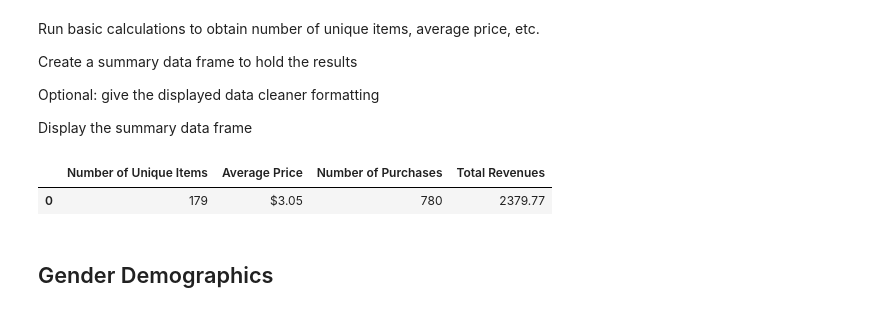
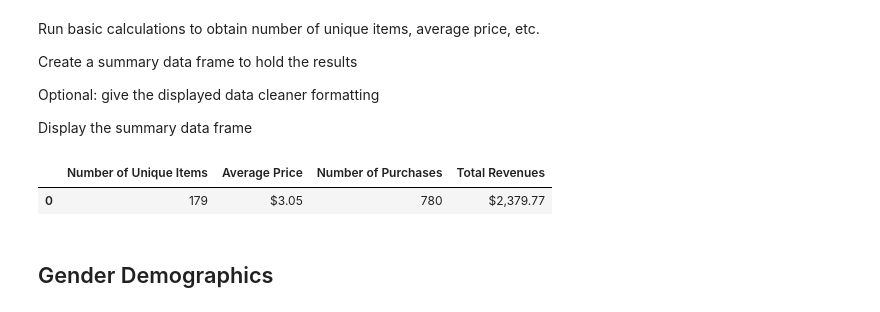
Before and after one commit to LeslySok/pandas-challenge, a Jupyter notebook: HeroesOfPymoli/HeroesOfPymoli_starter.ipynb, the cells around one changed output. Saved outputs shown, nothing was run; the diff lists cells and outputs as text; code cells hidden in the pictures.

```diff
--- a/HeroesOfPymoli/HeroesOfPymoli_starter.ipynb
+++ b/HeroesOfPymoli/HeroesOfPymoli_starter.ipynb
@@ -48,26 +50,26 @@ Display the summary data frame
 # %%
 # Find number of unique items
 unique_items = len(purchase_df["Item ID"].unique())
 
 # Find average price
 avg_price = round(purchase_df["Price"].mean(), 2)
 
 # Number of Purchases
 total_purchases = len(purchase_df)
 
 # Total revenue
 total_revenue = sum(purchase_df["Price"])
 
+pd.options.display.float_format = '${:,.2f}'.format
+
 # Create a summary table to display results
 summary_table = pd.DataFrame({"Number of Unique Items" : [unique_items], "Average Price" : [avg_price],
                               "Number of Purchases" : [total_purchases], "Total Revenues" : [total_revenue]})
 
-# formattig summary table for average price
-summary_table["Average Price"] = summary_table["Average Price"].map("${:.2f}".format)
 summary_table
 # %% [output]
 |  | Number of Unique Items | Average Price | Number of Purchases | Total Revenues |
-| 0 | 179 | $3.05 | 780 | 2379.77 |
+| 0 | 179 | $3.05 | 780 | $2,379.77 |
 # %% [markdown]
 ## Gender Demographics
 # %% [markdown]
```
Also changed, not shown: parts of 17 cells of this notebook.
